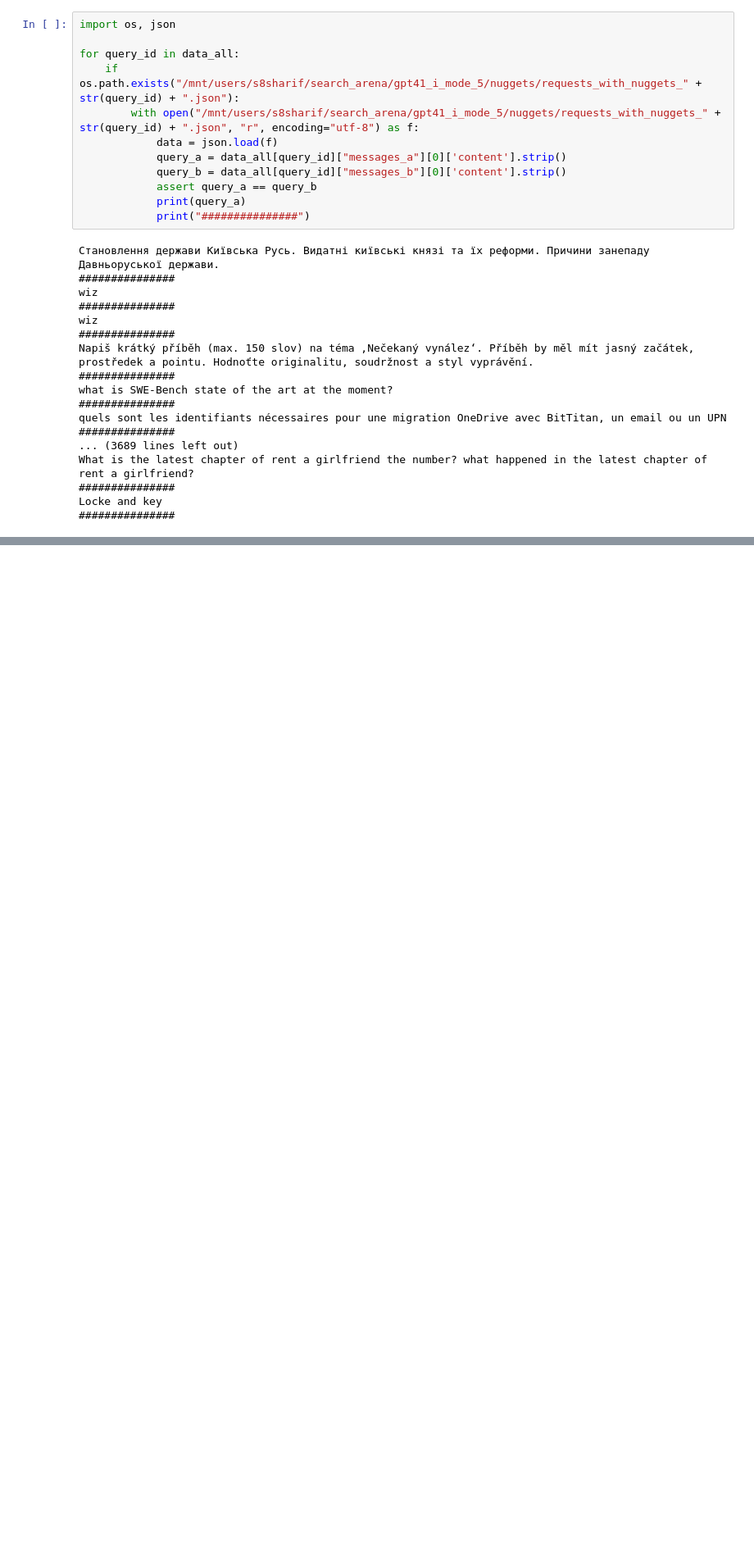
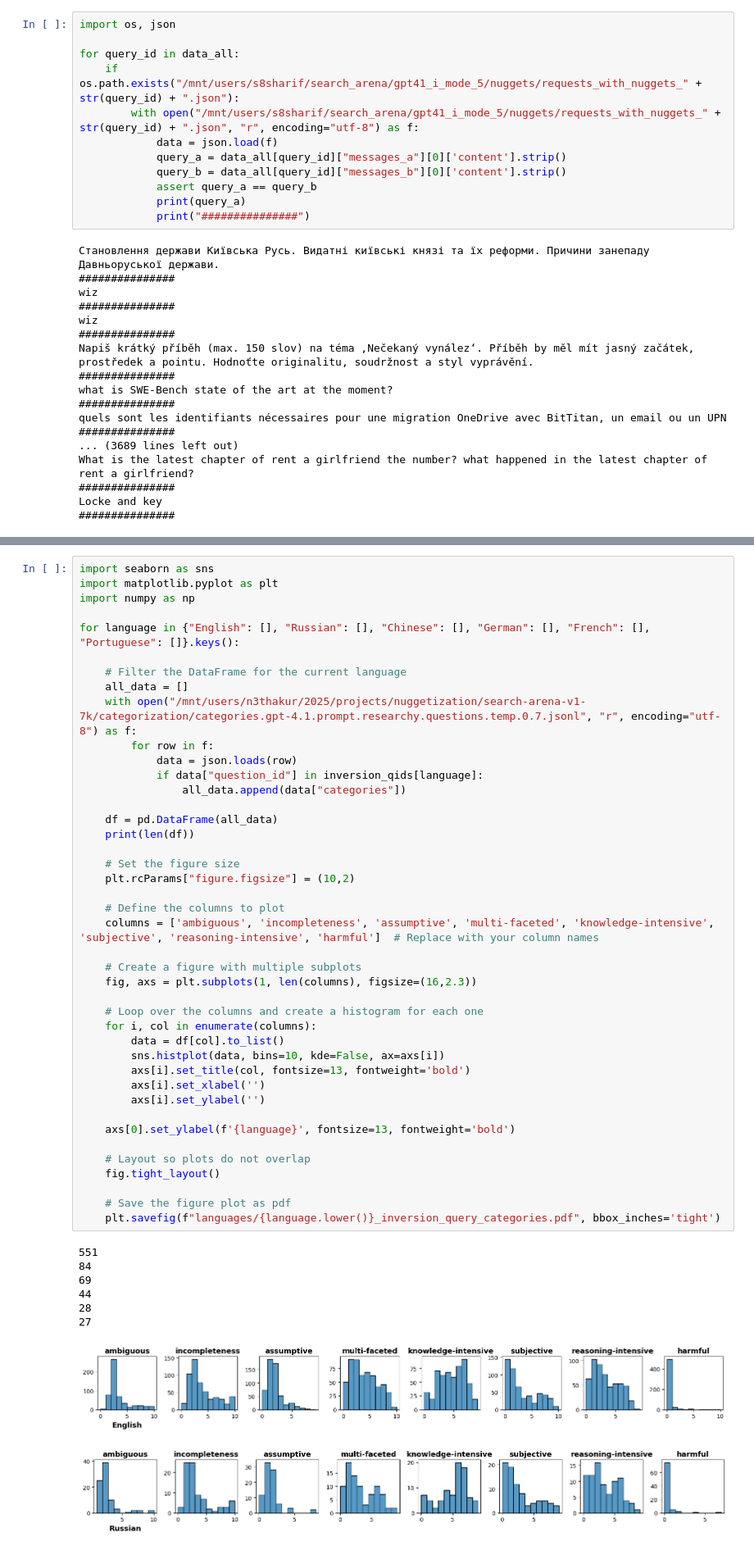
Before and after one commit to castorini/lmsys_nuggetize, a Jupyter notebook: visualization/diagrams_spot_check.ipynb, the cells around one changed output, grey strips where cells are left out. Shown at 82% size. Drawn from its saved outputs; the diff is of its cells as text; blank space fills up the shorter version.

```diff
--- a/visualization/diagrams_spot_check.ipynb
+++ b/visualization/diagrams_spot_check.ipynb
@@ -136,0 +174,51 @@ df.head()
+# %%
+import seaborn as sns
+import matplotlib.pyplot as plt
+import numpy as np
+
+for language in {"English": [], "Russian": [], "Chinese": [], "German": [], "French": [], "Portuguese": []}.keys():
+
+    # Filter the DataFrame for the current language
+    all_data = []
+    with open("/mnt/users/n3thakur/2025/projects/nuggetization/search-arena-v1-7k/categorization/categories.gpt-4.1.prompt.researchy.questions.temp.0.7.jsonl", "r", encoding="utf-8") as f:
+        for row in f:
+            data = json.loads(row)
+            if data["question_id"] in inversion_qids[language]:
+                all_data.append(data["categories"])
+
+    df = pd.DataFrame(all_data)
+    print(len(df))
+
+    # Set the figure size
+    plt.rcParams["figure.figsize"] = (10,2)
+
+    # Define the columns to plot
+    columns = ['ambiguous', 'incompleteness', 'assumptive', 'multi-faceted', 'knowledge-intensive', 'subjective', 'reasoning-intensive', 'harmful']  # Replace with your column names
+
+    # Create a figure with multiple subplots
+    fig, axs = plt.subplots(1, len(columns), figsize=(16,2.3))
+
+    # Loop over the columns and create a histogram for each one
+    for i, col in enumerate(columns):
+        data = df[col].to_list()
+        sns.histplot(data, bins=10, kde=False, ax=axs[i])
+        axs[i].set_title(col, fontsize=13, fontweight='bold')
+        axs[i].set_xlabel('')
+        axs[i].set_ylabel('')
+
+    axs[0].set_ylabel(f'{language}', fontsize=13, fontweight='bold')
+
+    # Layout so plots do not overlap
+    fig.tight_layout()
+
+    # Save the figure plot as pdf
+    plt.savefig(f"languages/{language.lower()}_inversion_query_categories.pdf", bbox_inches='tight')
+# %% [output]
+551
+84
+69
+44
+28
+27
+[figure, added]
+[figure, added]
```
Also changed, not shown: parts of 4 cells of this notebook.
